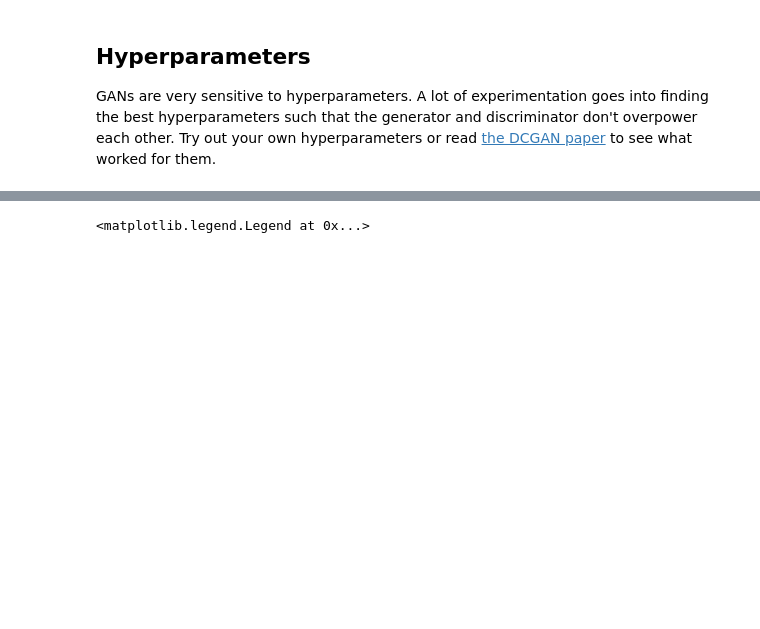
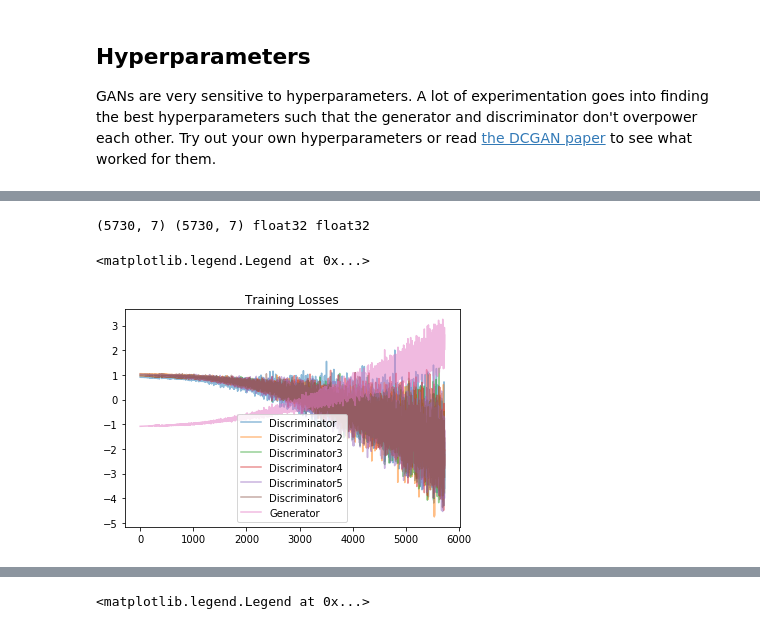
Before and after one commit to arasdar/GAN, a Jupyter notebook: AutoRQWGAN.ipynb, the cells around one changed output, grey strips where cells are left out. Saved outputs shown, nothing was run; the diff lists cells and outputs as text; code cells hidden in the pictures; blank space fills up the shorter version.

```diff
--- a/AutoRQWGAN.ipynb
+++ b/AutoRQWGAN.ipynb
@@ -514,0 +515,18 @@ plt.legend()
+# %%
+fig, ax = plt.subplots()
+losses_ = np.array(losses)
+losses_norm = (losses_ - losses_.mean(axis=0))/losses_.std(axis=0)
+print(losses_.shape, losses_norm.shape, losses_norm.dtype, losses_norm.dtype)
+plt.plot(losses_norm.T[0], label='Discriminator', alpha=0.5)
+plt.plot(losses_norm.T[1], label='Discriminator2', alpha=0.5)
+plt.plot(losses_norm.T[2], label='Discriminator3', alpha=0.5)
+plt.plot(losses_norm.T[3], label='Discriminator4', alpha=0.5)
+plt.plot(losses_norm.T[4], label='Discriminator5', alpha=0.5)
+plt.plot(losses_norm.T[5], label='Discriminator6', alpha=0.5)
+plt.plot(losses_norm.T[6], label='Generator', alpha=0.5)
+plt.title("Training Losses")
+plt.legend()
+# %% [output]
+(5730, 7) (5730, 7) float32 float32
+<matplotlib.legend.Legend at 0x...>
+[figure, added]
```
Also changed, not shown: parts of 11 cells of this notebook.
